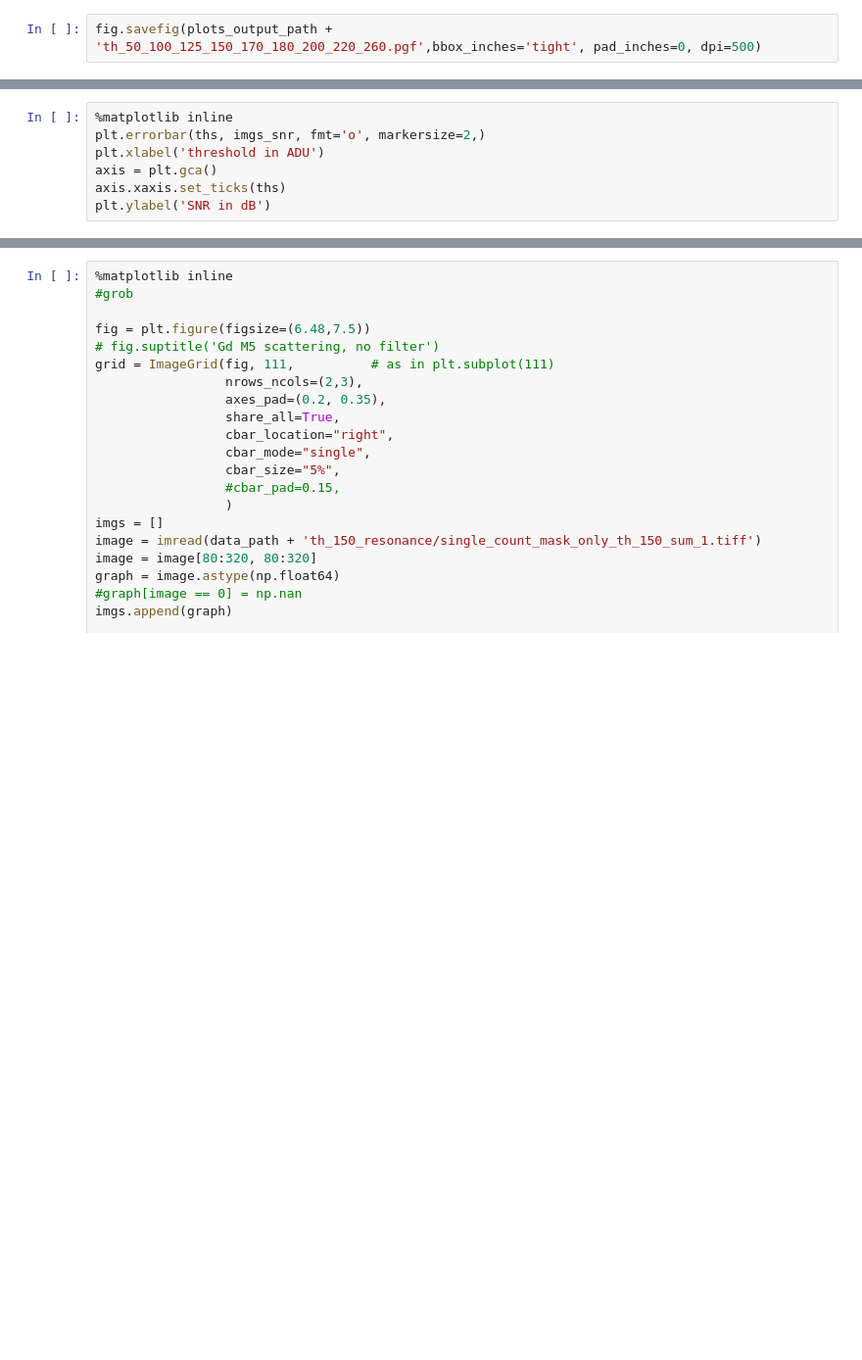
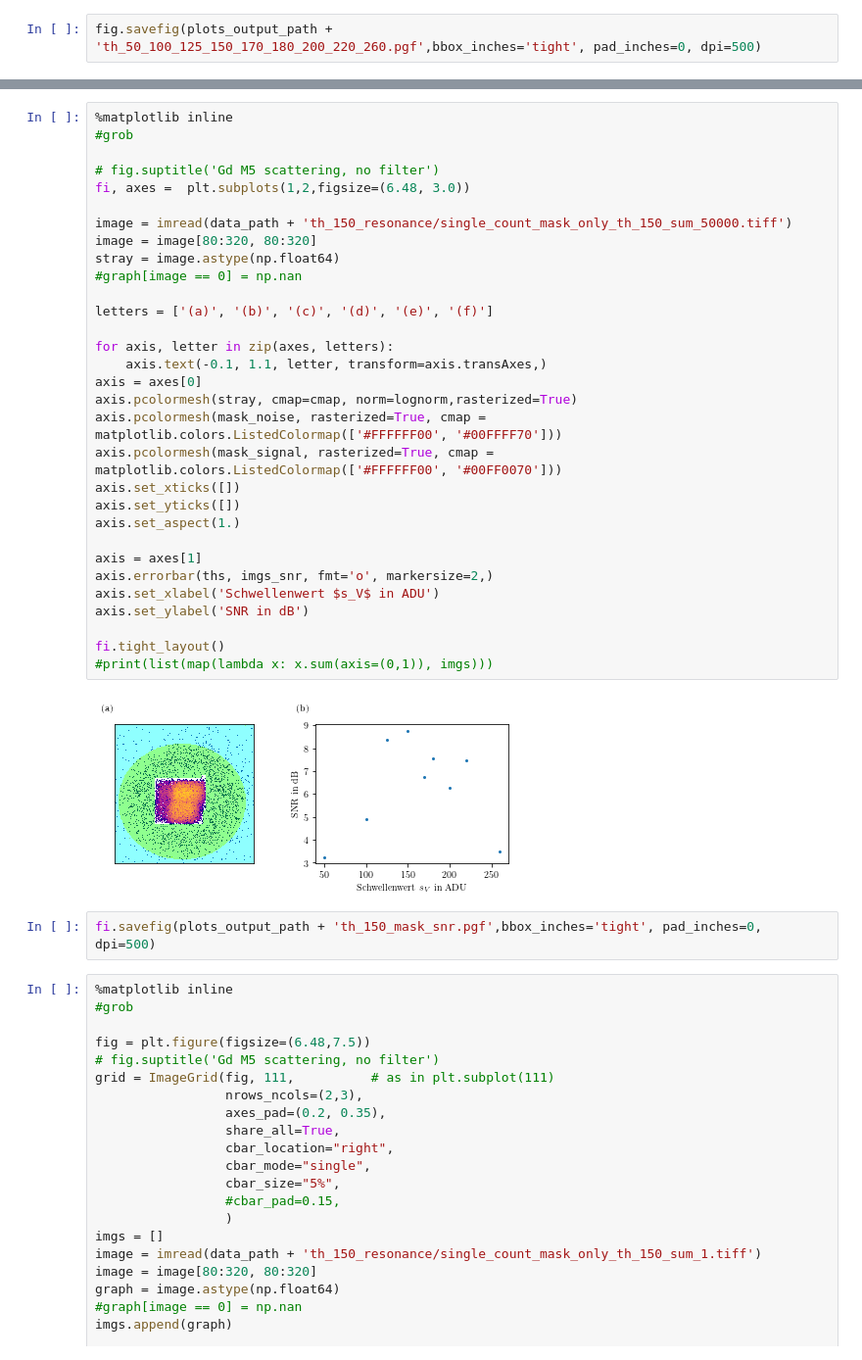
Before and after one commit to lrlunin/bachelorarbeit_python_notebooks_and_data, a Jupyter notebook: auswertung/plot_rings_final.ipynb, the cells around one changed output, grey strips where cells are left out. Shown at 98% size. Saved outputs shown, nothing was run; the diff lists cells and outputs as text; blank space fills up the shorter version.

```diff
--- a/auswertung/plot_rings_final.ipynb
+++ b/auswertung/plot_rings_final.ipynb
@@ -357,7 +323,0 @@ for img in imgs:
-# %%
-%matplotlib inline
-plt.errorbar(ths, imgs_snr, fmt='o', markersize=2,)
-plt.xlabel('threshold in ADU')
-axis = plt.gca()
-axis.xaxis.set_ticks(ths)
-plt.ylabel('SNR in dB')
@@ -381,3 +413,38 @@ plt.savefig('test_colormeshes.png', dpi=300)
+# %%
+%matplotlib inline
+#grob
+
+# fig.suptitle('Gd M5 scattering, no filter')
+fi, axes =  plt.subplots(1,2,figsize=(6.48, 3.0))
+
+image = imread(data_path + 'th_150_resonance/single_count_mask_only_th_150_sum_50000.tiff')
+image = image[80:320, 80:320]
+stray = image.astype(np.float64)
+#graph[image == 0] = np.nan
+
+letters = ['(a)', '(b)', '(c)', '(d)', '(e)', '(f)']
+
+for axis, letter in zip(axes, letters):
+    axis.text(-0.1, 1.1, letter, transform=axis.transAxes,)
+axis = axes[0]
+axis.pcolormesh(stray, cmap=cmap, norm=lognorm,rasterized=True)
+axis.pcolormesh(mask_noise, rasterized=True, cmap = matplotlib.colors.ListedColormap(['#FFFFFF00', '#00FFFF70']))
+axis.pcolormesh(mask_signal, rasterized=True, cmap = matplotlib.colors.ListedColormap(['#FFFFFF00', '#00FF0070']))
+axis.set_xticks([])
+axis.set_yticks([])
+axis.set_aspect(1.)
+
+axis = axes[1]
+axis.errorbar(ths, imgs_snr, fmt='o', markersize=2,)
+axis.set_xlabel('Schwellenwert $s_V$ in ADU')
+axis.set_ylabel('SNR in dB')
+
+fi.tight_layout()
+#print(list(map(lambda x: x.sum(axis=(0,1)), imgs)))
+# %% [output]
+[figure, added]
+# %%
+fi.savefig(plots_output_path + 'th_150_mask_snr.pgf',bbox_inches='tight', pad_inches=0, dpi=500)
 # %%
 %matplotlib inline
 #grob
```
Also changed, not shown: parts of 24 cells of this notebook, 32 other files.
